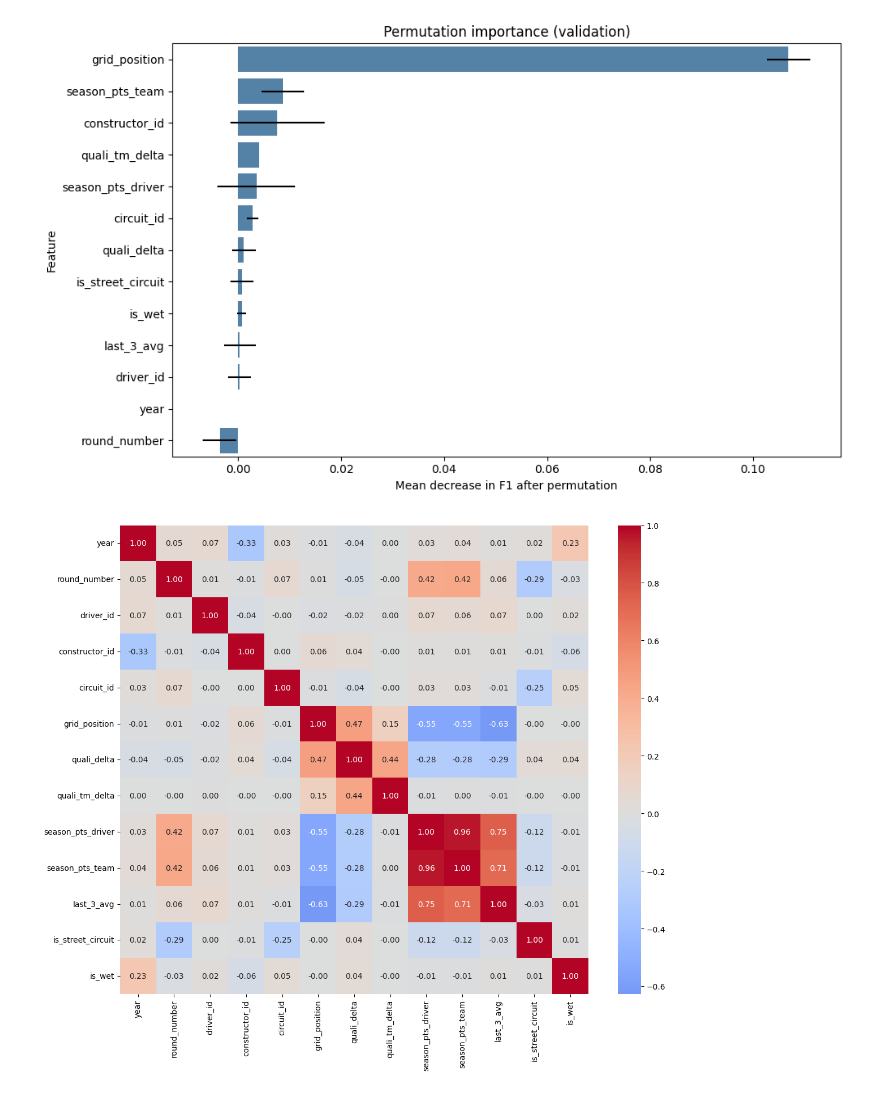
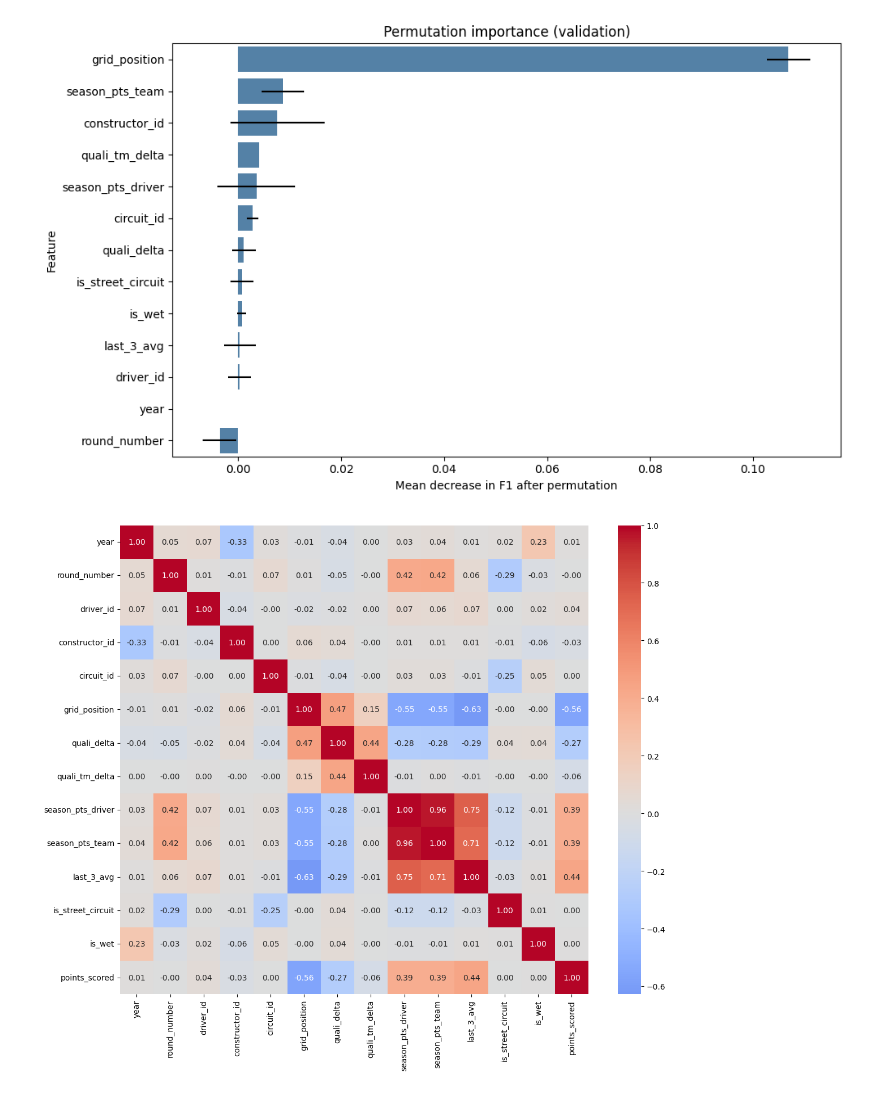
Before and after one commit to mcfiet/dl-project, a Jupyter notebook: scripts/tabpfn.ipynb, the cells around one changed output. Saved outputs shown, nothing was run; the diff lists cells and outputs as text; code cells hidden in the pictures.

Commit message:
feat: add points scored back to feature heatmap

```diff
--- a/scripts/tabpfn.ipynb
+++ b/scripts/tabpfn.ipynb
@@ -153,20 +153,20 @@ plt.show()
 # %%
 import pandas as pd
 import seaborn as sns
 import matplotlib.pyplot as plt
 
 df = pd.read_csv("../data/dataset_years_train.csv")
 
 cat_cols = ["driver_id", "constructor_id", "circuit_id", "year", "round_number"]
 df_enc = df.copy()
 for col in cat_cols:
     df_enc[col] = df_enc[col].astype("category").cat.codes
 
-corr = df_enc.drop(columns=["points_scored"]).corr()
+corr = df_enc.corr()
 
 plt.figure(figsize=(12, 10))
 sns.heatmap(corr, annot=True, fmt=".2f", cmap="coolwarm", center=0)
 plt.tight_layout()
 plt.show()
 # %% [output]
-[figure, old version]
+[figure, new version]
```
